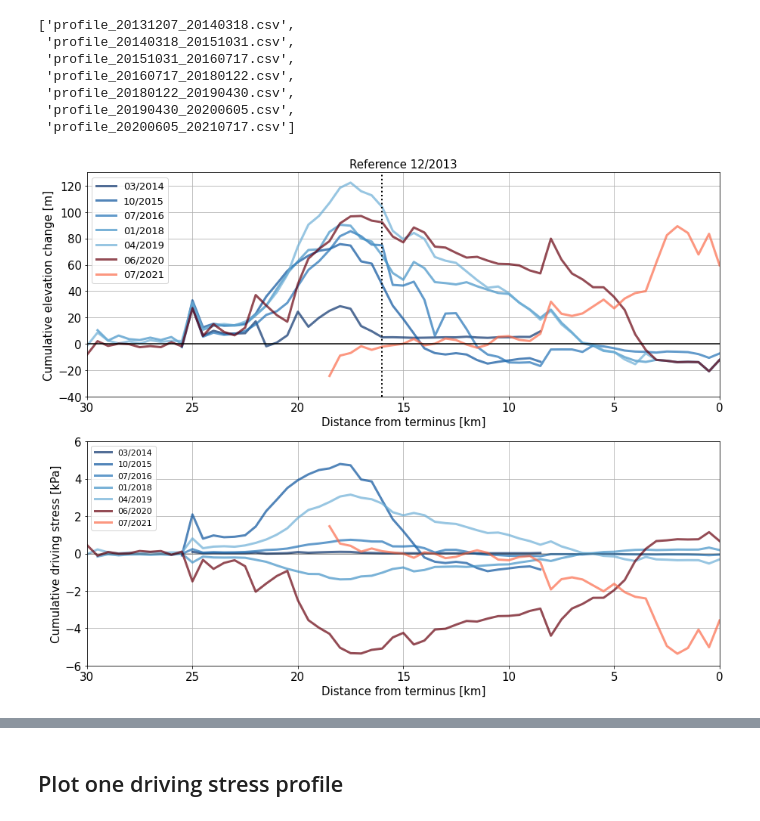
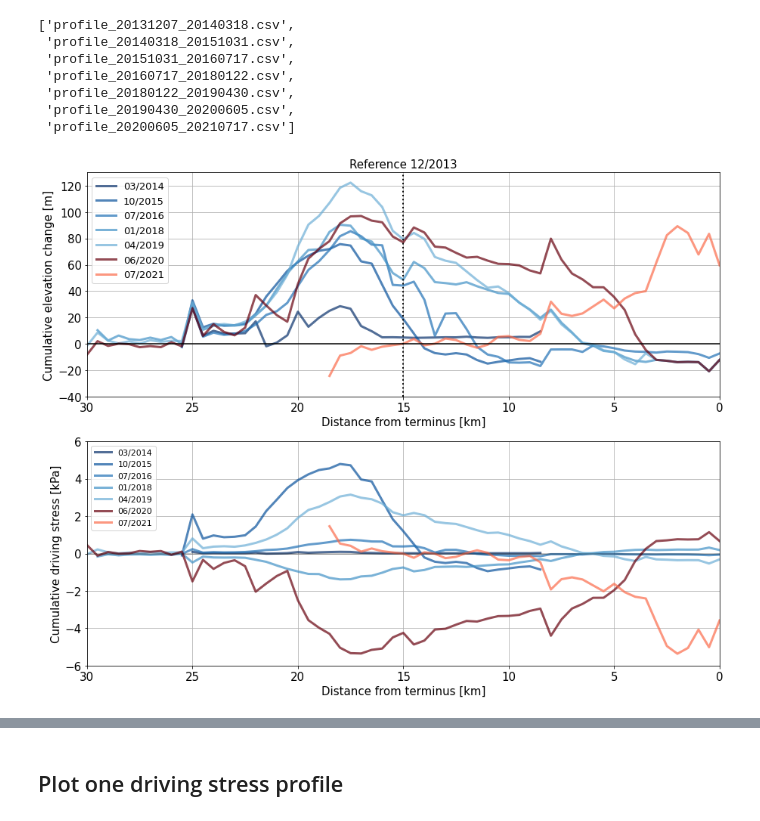
Before and after one commit to jukesliu/CautoRIFT, a Jupyter notebook: centerline_elevation_processing.ipynb, the cells around one changed output, grey strips where cells are left out. Drawn from its saved outputs; the diff is of its cells as text; code cells hidden in the pictures.

```diff
--- a/centerline_elevation_processing.ipynb
+++ b/centerline_elevation_processing.ipynb
@@ -87,13 +87,9 @@ dem_path = '/Users/jukesliu/Documents/TURNER/DATA/ICE_THICKNESS/surface/final-DE
 dem_outpath = '/Users/jukesliu/Documents/TURNER/DATA/ICE_THICKNESS/surface/centerline_elevations/'
 prof_count = 0
 # %%
-# pull DEM elevations
+# pull DEM elevations from all files in folder
 for file in os.listdir(dem_path):
-    if file.endswith('err.tif'):
-#         ds = file.split('_')[0]
-#     if file.endswith('.tif') and 'dtau_b' in file and '20140318' in file:
-#         ds = file.split('_')[4]
-#         print(ds)
+#     if file.endswith('err.tif'):
 
         # open DEM
         src = rio.open(dem_path+file); elev = src.read(1); affine=src.transform
@@ -145,6 +126,3 @@ plt.plot(new_df.h)
 ## Merge centerline elevations from acquisitions close in time
 
 Currently combining the 3 ASTER DEMs from 20161019 (2) and 20161020 (1) as well as the 2 WorldView DEMs from 20180117 and 20180128.
-# %%
-df2016 = pd.read_csv(glob.glob(dem_outpath+'centerline_'+cfile.split('_')[1]+'_'+spacing+'*2016*.csv')[0])
-df2016
@@ -640,15 +602,15 @@ for idx, row in dem_df.iterrows():
 # %% [markdown]
 ## Plot all elevation difference profiles colored by year
 # %%
-dem_diff_path = '/Users/jukesliu/Documents/TURNER/DATA/ICE_THICKNESS/surface/centerline_elevations/differenced/'
+dem_diff_path = '/Users/jukesliu/Documents/TURNER/DATA/ICE_THICKNESS/surface/centerline_elevations/for_differencing/'
 # %%
-# # grab the profiles in order
-# filenames = []
-# nofiles = 0 # number of files
-# # for file in os.listdir(dem_diff_path+newfolder): # Sequential elevation differences
+# grab the profiles in order
+filenames = []
+nofiles = 0 # number of files
 # for file in os.listdir(dem_diff_path+newfolder): # Sequential elevation differences
-#     if file.startswith('profile') and file.endswith('csv'):
-#         filenames.append(file)
-#         nofiles+=1
-# filenames.sort()
-# filenames
+for file in os.listdir(dem_diff_path): # cumulative
+    if file.startswith('profile') and file.endswith('2013.csv'):
+        filenames.append(file)
+        nofiles+=1
+filenames.sort()
+filenames
@@ -802,32 +769,32 @@ for filename in filenames:
     max_increase_driving_stress.append(max_driving_stress); ds1s.append(ds1); ds2s.append(ds2)
     nan_cumulative_elev = cumulative_elev_diff.copy() # copy the cumulative_elev_diff
     nan_cumulative_elev[cumulative_elev_diff == 0] = np.NaN
 #     ax.plot(df.dist_m/1000, cumulative_elev_diff, 'o-', color=colors[a])
 
     if ds2.startswith('202'): # surge
         ax.plot(df.dist_m/1000, nan_cumulative_elev, '-', color=colors_warm[a], linewidth=lw, alpha=alpha) #
         ax2.plot(df.dist_m/1000, nan_cumulative_elev*9.81*917*slope_change/1000, '-', linewidth=lw, color=colors_warm[a],alpha=alpha)
         a += 1
     elif ds1.startswith('2012'): # end of the last surge
         ax.plot(df.dist_m/1000, nan_cumulative_elev, '-', color='white') # # Elevation
     else:
         ax.plot(df.dist_m/1000, nan_cumulative_elev, '-', color=colors_cold[b], linewidth=lw, alpha=alpha)
         ax2.plot(df.dist_m/1000, nan_cumulative_elev*9.81*917*slope_change/1000, '-', linewidth=lw, color=colors_cold[b],alpha=alpha)
         b += 1
     c += 1
     ax.legend(legends, loc='upper left', ncol=1, fontsize=fs-2)
     ax2.legend(legends, loc='upper left', ncol=1, fontsize=fs-4)
 
 
     new_df = pd.DataFrame(list(zip(df.dist_m, nan_cumulative_elev)), columns=['dist_m','cumulative_elev_diff'])
 #     new_df.to_csv(dem_outpath+'differenced/'+filename[:-4]+'_cumulative.csv')
 
 #     plt.savefig(dem_outpath+'figures/cumulative_dh_dstress_'+ds2+'.png', dpi=200)
 ax.plot([30,0],[0,0], 'k-')
 ax2.plot([30,0],[0,0], 'k-',alpha=0.3)
-ax.axvline(x=16, color='k', ls=':', lw=2)
+ax.axvline(x=15, color='k', ls=':', lw=2)
 ax.set_title('Reference 12/2013', fontsize=fs)
 fig.savefig('/Users/jukesliu/Documents/TURNER/paper1/figures/elevation_taud_deviation_20131207.png', dpi=300)
 plt.show()
 # %% [output]
-[figure, old version]
+[figure, new version]
```
Also changed, not shown: parts of 27 cells of this notebook.
